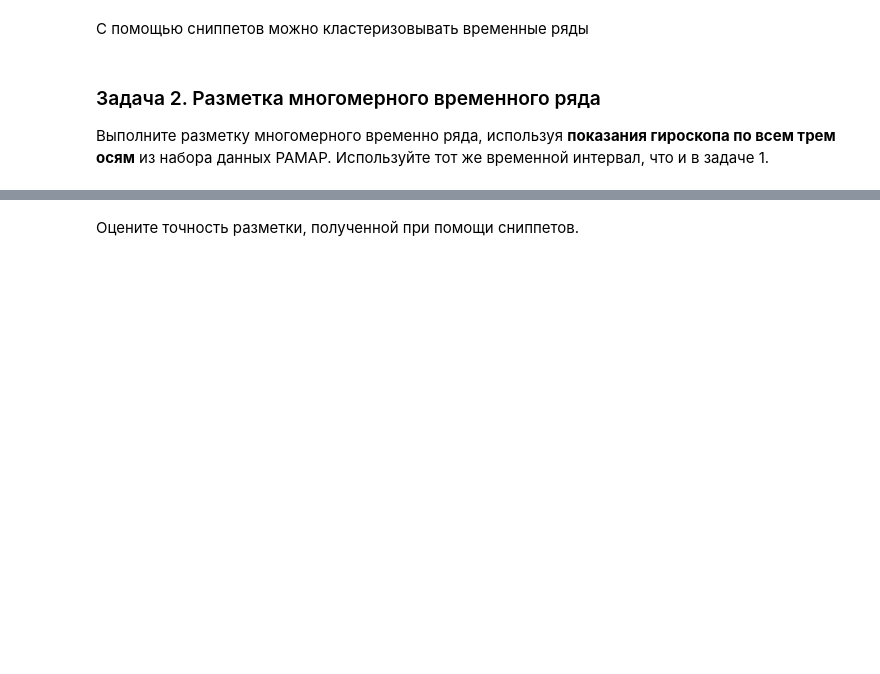
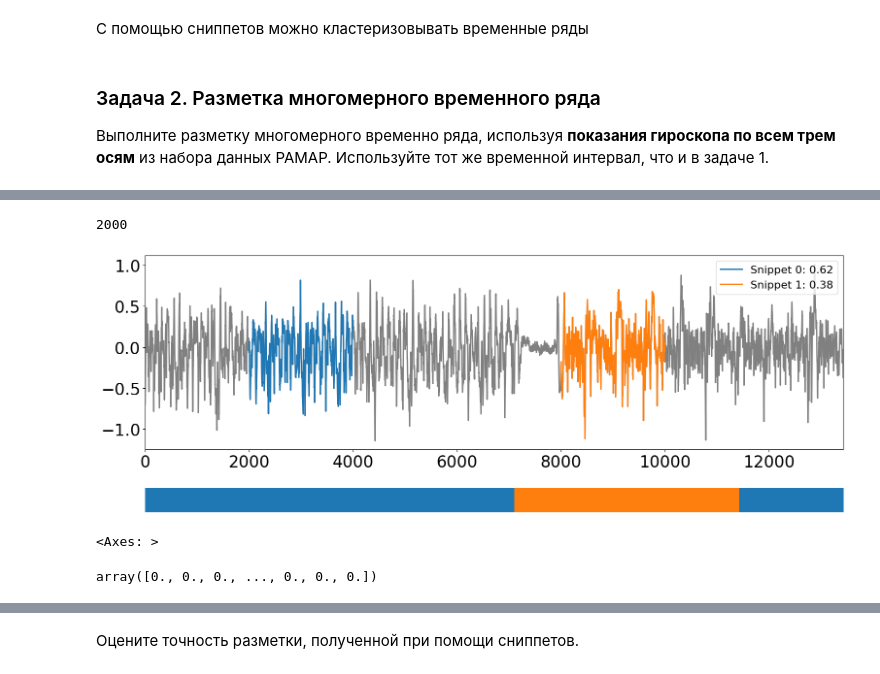
Before and after one commit to sirmi1/2023-Sysoeva-TimeSeriesCourse, a Jupyter notebook: practice/05 Snippets/05 Snippets.ipynb, the cells around one changed output, grey strips where cells are left out. Drawn from its saved outputs; the diff is of its cells as text; code cells hidden in the pictures; blank space fills up the shorter version.

```diff
--- a/practice/05 Snippets/05 Snippets.ipynb
+++ b/practice/05 Snippets/05 Snippets.ipynb
@@ -145,0 +175,6 @@ snp[0]
+# %%
+plot_snippets(ts3, snp3)
+# %% [output]
+2000
+[figure, added]
+<Axes: >
@@ -145,0 +200,4 @@ snp[0]
+# %%
+labels_pred2
+# %% [output]
+array([0., 0., 0., ..., 0., 0., 0.])
```
Also changed, not shown: parts of 23 cells of this notebook.
